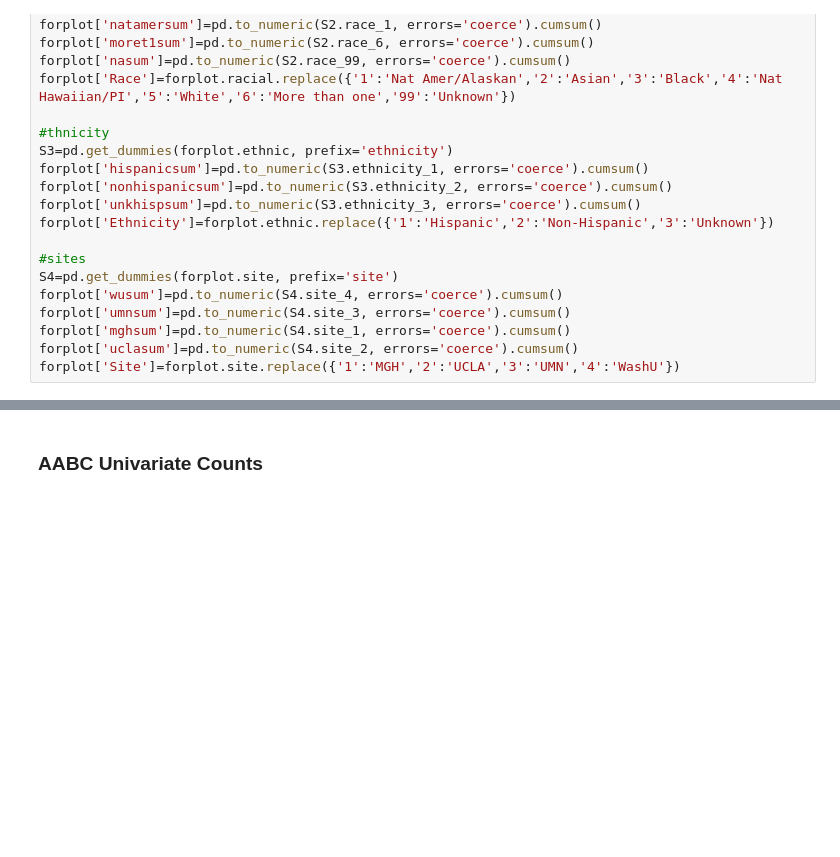
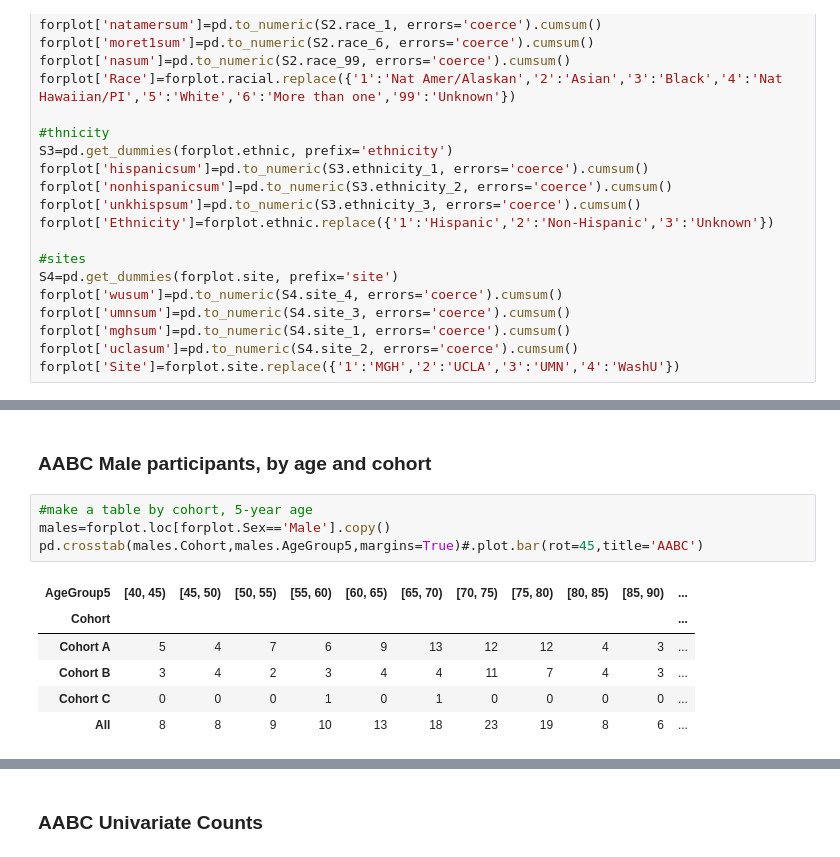
Before and after one commit to humanconnectome/AABC_Behavioral_QC, a Jupyter notebook: AABC_HCA_recruitmentstats.ipynb, the cells around one changed output, grey strips where cells are left out. Cells and saved outputs as stored; diff of their text form; blank space fills up the shorter version.

```diff
--- a/AABC_HCA_recruitmentstats.ipynb
+++ b/AABC_HCA_recruitmentstats.ipynb
@@ -115,0 +169,13 @@ forplot['age90sum']=pd.to_numeric(S5['age_[90, 120)'],errors='coerce').cumsum()
+# %% [markdown]
+### AABC Male participants, by age and cohort
+# %%
+#make a table by cohort, 5-year age
+males=forplot.loc[forplot.Sex=='Male'].copy()
+pd.crosstab(males.Cohort,males.AgeGroup5,margins=True)#.plot.bar(rot=45,title='AABC')
+# %% [output]
+| AgeGroup5 | [40, 45) | [45, 50) | [50, 55) | [55, 60) | [60, 65) | [65, 70) | [70, 75) | [75, 80) | [80, 85) | [85, 90) | ... |
+| Cohort |  |  |  |  |  |  |  |  |  |  | ... |
+| Cohort A | 5 | 4 | 7 | 6 | 9 | 13 | 12 | 12 | 4 | 3 | ... |
+| Cohort B | 3 | 4 | 2 | 3 | 4 | 4 | 11 | 7 | 4 | 3 | ... |
+| Cohort C | 0 | 0 | 0 | 1 | 0 | 1 | 0 | 0 | 0 | 0 | ... |
+| All | 8 | 8 | 9 | 10 | 13 | 18 | 23 | 19 | 8 | 6 | ... |
```
Also changed, not shown: parts of 14 cells of this notebook.
